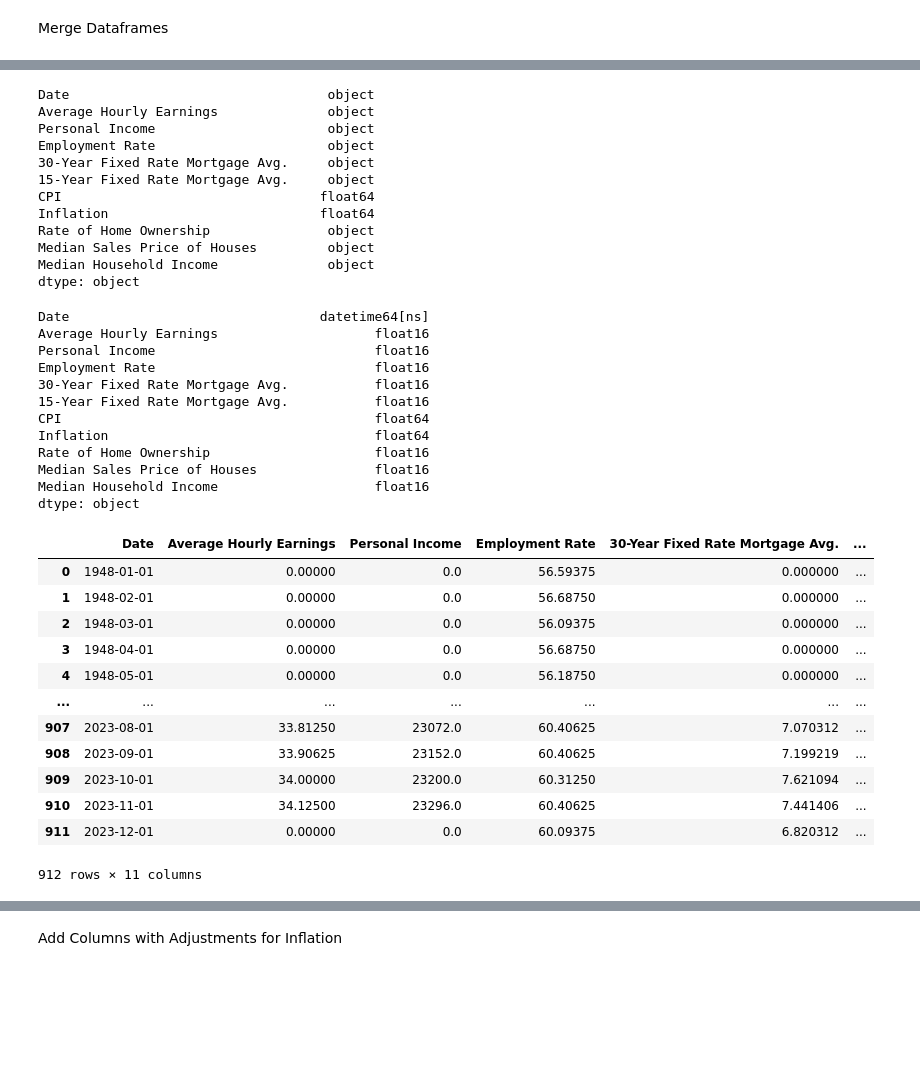
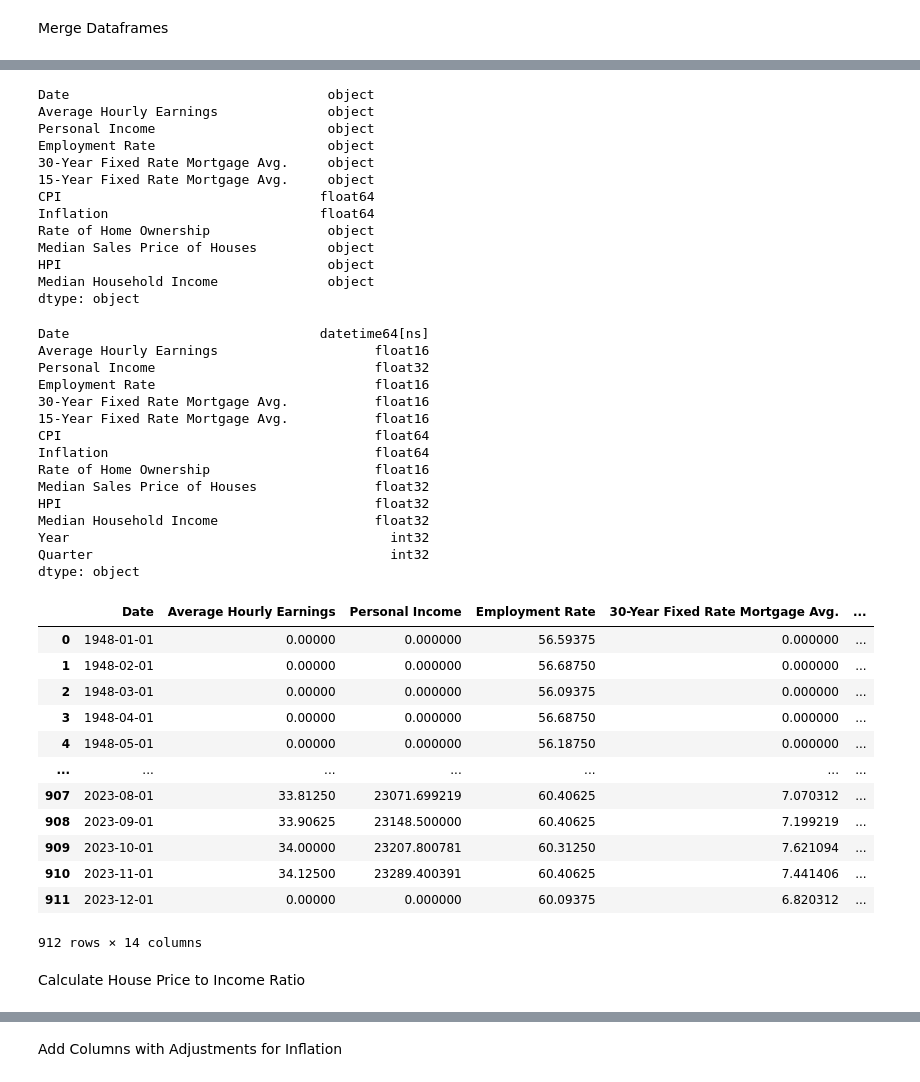
Before and after one commit to ManWithACap/Dataset-Analyzation-Project, a Jupyter notebook: api_data.ipynb, the cells around one changed output, grey strips where cells are left out. Cells and saved outputs as stored; diff of their text form; code cells hidden in the pictures; blank space fills up the shorter version.

```diff
--- a/api_data.ipynb
+++ b/api_data.ipynb
@@ -388,6 +436,12 @@ economic_data_df = pd.merge(
       economic_data_df
     , median_sales_price_housing_quarterly_df
     , on    = "Date"
+    , how   = "outer"
+)
+economic_data_df = pd.merge(
+      economic_data_df
+    , house_price_index_quarterly_df
+    , on    = "Date"
     , how   = "left"
 )
 
@@ -427,7 +481,7 @@ economic_data_df["Average Hourly Earnings"] = \
   economic_data_df["Average Hourly Earnings"].astype("float16")
 
 economic_data_df["Personal Income"] = \
-  economic_data_df["Personal Income"].astype("float16")
+  economic_data_df["Personal Income"].astype("float32")
 
 economic_data_df["Employment Rate"] = \
   economic_data_df["Employment Rate"].astype("float16")
@@ -442,49 +496,63 @@ economic_data_df["Rate of Home Ownership"] = \
   economic_data_df["Rate of Home Ownership"].astype("float16")
 
 economic_data_df["Median Sales Price of Houses"] = \
-  economic_data_df["Median Sales Price of Houses"].astype("float16")
+  economic_data_df["Median Sales Price of Houses"].astype("float32")
 
 economic_data_df["Median Household Income"] = \
-  economic_data_df["Median Household Income"].astype("float16")
+  economic_data_df["Median Household Income"].astype("float32")
+
+economic_data_df["HPI"] = \
+  economic_data_df["HPI"].astype("float32")
+
+# Extract year and quarter
+economic_data_df['Year']    = economic_data_df['Date'].dt.year
+economic_data_df['Quarter'] = economic_data_df['Date'].dt.quarter
+
 
 display(economic_data_df.dtypes)
 
 display(economic_data_df)
 # %% [output]
 Date                                 object
 Average Hourly Earnings              object
 Personal Income                      object
 Employment Rate                      object
 30-Year Fixed Rate Mortgage Avg.     object
 15-Year Fixed Rate Mortgage Avg.     object
 CPI                                 float64
 Inflation                           float64
 Rate of Home Ownership               object
 Median Sales Price of Houses         object
+HPI                                  object
 Median Household Income              object
 dtype: object
 Date                                datetime64[ns]
 Average Hourly Earnings                    float16
-Personal Income                            float16
+Personal Income                            float32
 Employment Rate                            float16
 30-Year Fixed Rate Mortgage Avg.           float16
 15-Year Fixed Rate Mortgage Avg.           float16
 CPI                                        float64
 Inflation                                  float64
 Rate of Home Ownership                     float16
-Median Sales Price of Houses               float16
-Median Household Income                    float16
+Median Sales Price of Houses               float32
+HPI                                        float32
+Median Household Income                    float32
+Year                                         int32
+Quarter                                      int32
 dtype: object
 |  | Date | Average Hourly Earnings | Personal Income | Employment Rate | 30-Year Fixed Rate Mortgage Avg. | ... |
-| 0 | 1948-01-01 | 0.00000 | 0.0 | 56.59375 | 0.000000 | ... |
-| 1 | 1948-02-01 | 0.00000 | 0.0 | 56.68750 | 0.000000 | ... |
-| 2 | 1948-03-01 | 0.00000 | 0.0 | 56.09375 | 0.000000 | ... |
-| 3 | 1948-04-01 | 0.00000 | 0.0 | 56.68750 | 0.000000 | ... |
-| 4 | 1948-05-01 | 0.00000 | 0.0 | 56.18750 | 0.000000 | ... |
+| 0 | 1948-01-01 | 0.00000 | 0.000000 | 56.59375 | 0.000000 | ... |
+| 1 | 1948-02-01 | 0.00000 | 0.000000 | 56.68750 | 0.000000 | ... |
+| 2 | 1948-03-01 | 0.00000 | 0.000000 | 56.09375 | 0.000000 | ... |
+| 3 | 1948-04-01 | 0.00000 | 0.000000 | 56.68750 | 0.000000 | ... |
+| 4 | 1948-05-01 | 0.00000 | 0.000000 | 56.18750 | 0.000000 | ... |
 | ... | ... | ... | ... | ... | ... | ... |
-| 907 | 2023-08-01 | 33.81250 | 23072.0 | 60.40625 | 7.070312 | ... |
-| 908 | 2023-09-01 | 33.90625 | 23152.0 | 60.40625 | 7.199219 | ... |
-| 909 | 2023-10-01 | 34.00000 | 23200.0 | 60.31250 | 7.621094 | ... |
-| 910 | 2023-11-01 | 34.12500 | 23296.0 | 60.40625 | 7.441406 | ... |
-| 911 | 2023-12-01 | 0.00000 | 0.0 | 60.09375 | 6.820312 | ... |
+| 907 | 2023-08-01 | 33.81250 | 23071.699219 | 60.40625 | 7.070312 | ... |
+| 908 | 2023-09-01 | 33.90625 | 23148.500000 | 60.40625 | 7.199219 | ... |
+| 909 | 2023-10-01 | 34.00000 | 23207.800781 | 60.31250 | 7.621094 | ... |
+| 910 | 2023-11-01 | 34.12500 | 23289.400391 | 60.40625 | 7.441406 | ... |
+| 911 | 2023-12-01 | 0.00000 | 0.000000 | 60.09375 | 6.820312 | ... |
-912 rows × 11 columns
+912 rows × 14 columns
+# %% [markdown]
+Calculate House Price to Income Ratio
```
Also changed, not shown: parts of 17 cells of this notebook.
